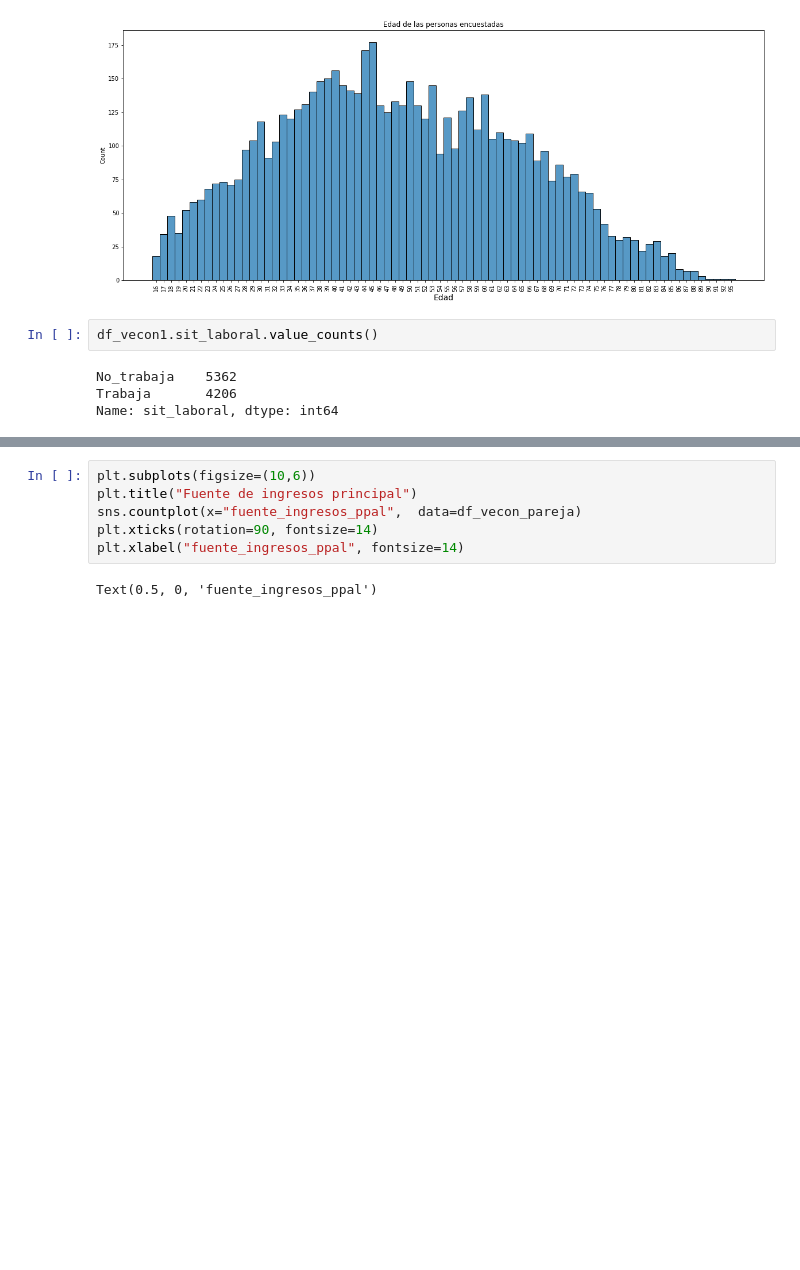
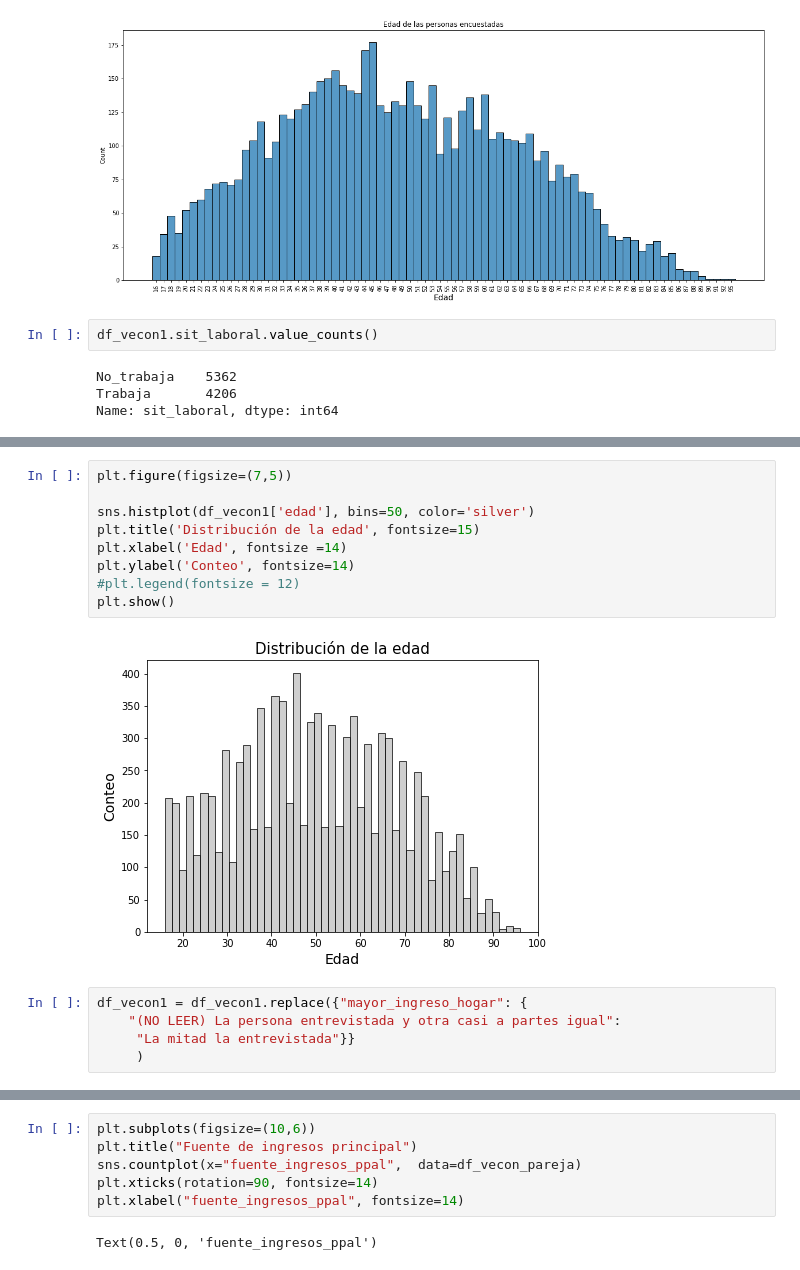
Before and after one commit to ivanafeldfeber/diplo-datos-mentoria, a Jupyter notebook: Mentoría - TP1 Análisis y Visualización de datos.ipynb, the cells around one changed output, grey strips where cells are left out. Saved outputs shown, nothing was run; the diff lists cells and outputs as text; blank space fills up the shorter version.

```diff
--- a/Mentoría - TP1 Análisis y Visualización de datos.ipynb
+++ b/Mentoría - TP1 Análisis y Visualización de datos.ipynb
@@ -331,0 +455,16 @@ Name: sit_laboral, dtype: int64
+# %%
+plt.figure(figsize=(7,5))
+
+sns.histplot(df_vecon1['edad'], bins=50, color='silver')
+plt.title('Distribución de la edad', fontsize=15)
+plt.xlabel('Edad', fontsize =14)
+plt.ylabel('Conteo', fontsize=14)
+#plt.legend(fontsize = 12)
+plt.show()
+# %% [output]
+[figure, added]
+# %%
+df_vecon1 = df_vecon1.replace({"mayor_ingreso_hogar": {
+    "(NO LEER) La persona entrevistada y otra casi a partes igual":
+     "La mitad la entrevistada"}}
+     )
```
Also changed, not shown: parts of 60 cells of this notebook.
